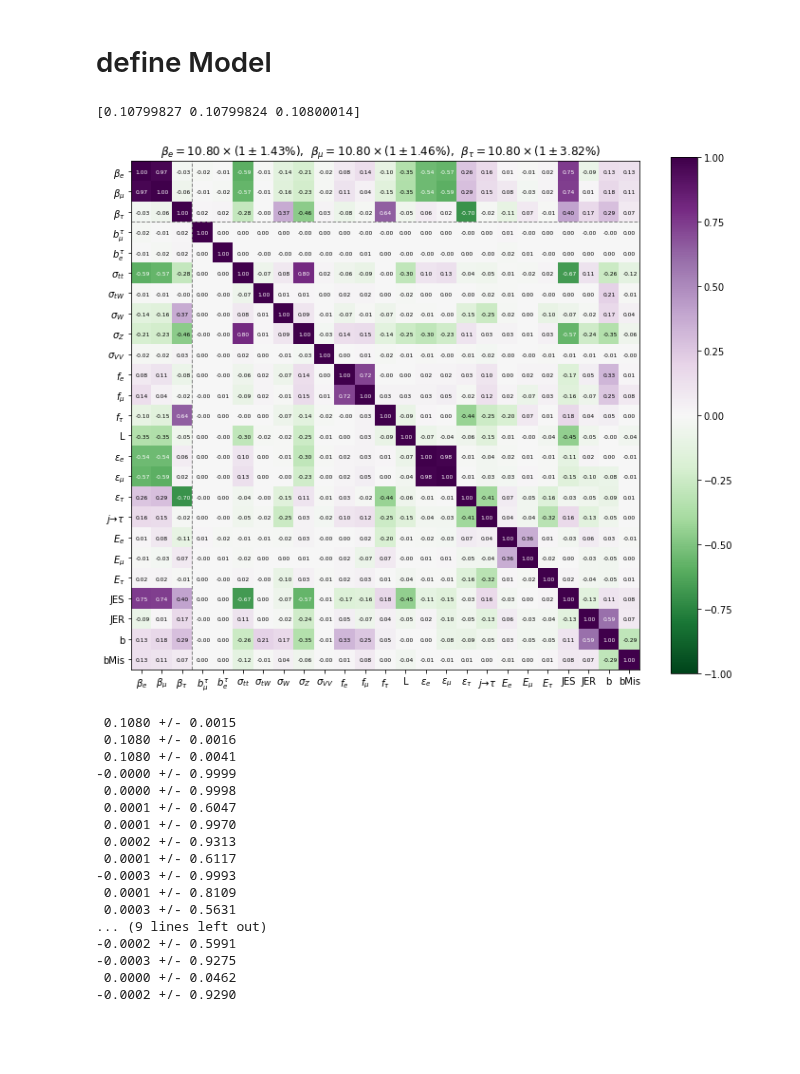
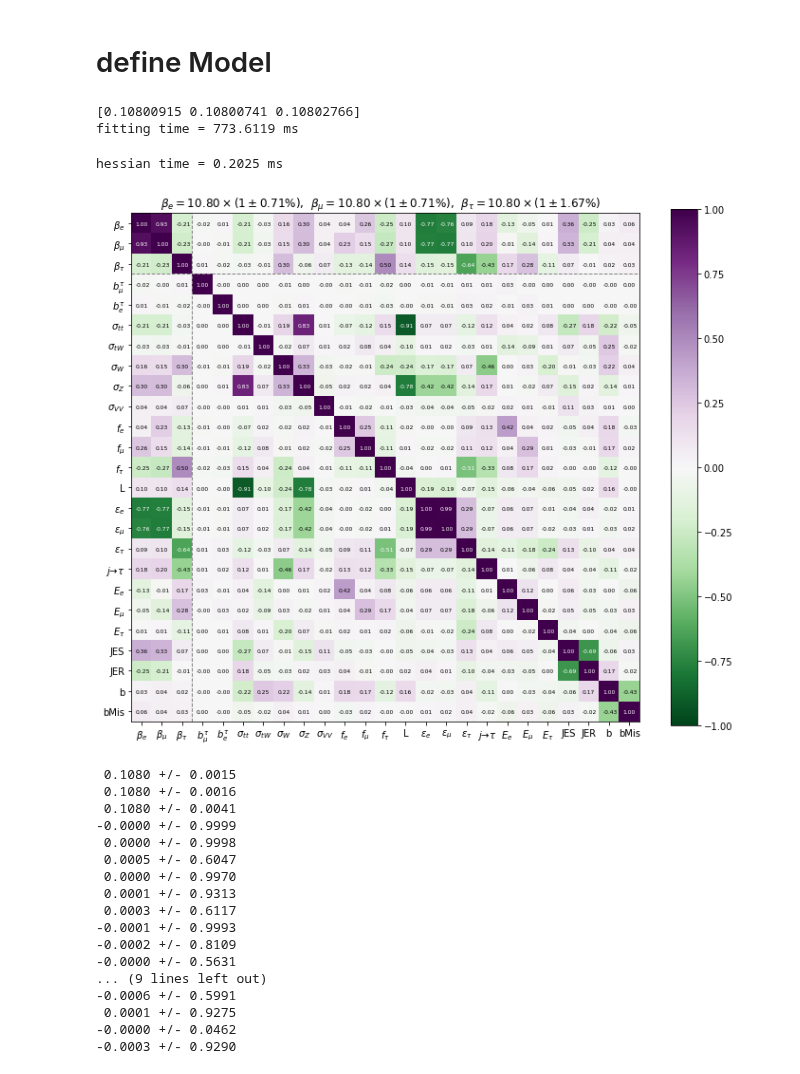
Before and after one commit to ZihengChen/WBranchingFaction, a Jupyter notebook: notebooks/fit_BF.ipynb, the cells around one changed output. Drawn from its saved outputs; the diff is of its cells as text; code cells hidden in the pictures; blank space fills up the shorter version.

```diff
--- a/notebooks/fit_BF.ipynb
+++ b/notebooks/fit_BF.ipynb
@@ -6,6 +8,6 @@ import numdifftools as nd
 # %%
 baseDir = common.getBaseDirectory()
-shaping = False
+shaping = True
 
 if shaping:
     X0 = np.load(baseDir + "data/templates/shaping_signalRegion/X_.npy")
@@ -15,8 +17,8 @@ else:
     X1 = np.load(baseDir + "data/templates/counting_controlRegion/X_.npy")
 
 
-Y0 = np.sum(X0,axis=1)
-Y1 = np.sum(X1,axis=1)
+Y0 = np.sum(X0,axis=1) + 0.1
+Y1 = np.sum(X1,axis=1) + 0.1
 
 model0 = PredictiveModel_Signal (X0,shaping)
 model1 = PredictiveModel_Control(X1,shaping)
@@ -32,20 +34,29 @@ def loss (param):
     return loss
 
 param0 = np.array([0.107,0.108,0.1090] + [0.0]*22)
+start = timer()
 result = minimize( loss, param0, method='SLSQP', bounds = [(0,1)]*3 + [(-1,1)]*22 )
+end   = timer()
 print(result.x[:3])
+
+print('fitting time = {:6.4f} ms'.format( (end-start)*1000 ))
 # %% [output]
-[0.10799827 0.10799824 0.10800014]
+[0.10800915 0.10800741 0.10802766]
+fitting time = 773.6119 ms
 # %%
+start = timer()
 hcalc = nd.Hessian(loss, step=1e-4, method='central')
+end   = timer()
 hess  = hcalc( result.x )
 hessinv = np.linalg.inv(hess)
 sig   = np.sqrt(hessinv.diagonal())
 cor  = hessinv/np.outer(sig, sig)
 
+print('hessian time = {:6.4f} ms'.format( (end-start)*1000 ))
 commonp.showParameterCovMat(cor,sig)
 # %% [output]
+hessian time = 0.2025 ms
-[figure, old version]
+[figure, new version]
 # %%
 for i in range(sig.size):
     c,s = result.x[i], sig[i]
@@ -56,18 +67,18 @@ for i in range(sig.size):
  0.1080 +/- 0.0041
 -0.0000 +/- 0.9999
  0.0000 +/- 0.9998
- 0.0001 +/- 0.6047
- 0.0001 +/- 0.9970
- 0.0002 +/- 0.9313
- 0.0001 +/- 0.6117
--0.0003 +/- 0.9993
- 0.0001 +/- 0.8109
- 0.0003 +/- 0.5631
+ 0.0005 +/- 0.6047
+ 0.0000 +/- 0.9970
+ 0.0001 +/- 0.9313
+ 0.0003 +/- 0.6117
+-0.0001 +/- 0.9993
+-0.0002 +/- 0.8109
+-0.0000 +/- 0.5631
 ... (9 lines left out)
--0.0002 +/- 0.5991
--0.0003 +/- 0.9275
- 0.0000 +/- 0.0462
--0.0002 +/- 0.9290
+-0.0006 +/- 0.5991
+ 0.0001 +/- 0.9275
+-0.0000 +/- 0.0462
+-0.0003 +/- 0.9290
 # %%
 # print(sig[0:3]/0.1080*100)
 # print(1/sig[3:])
```
Also changed, not shown: parts of 1 cell of this notebook, 3 other files.
